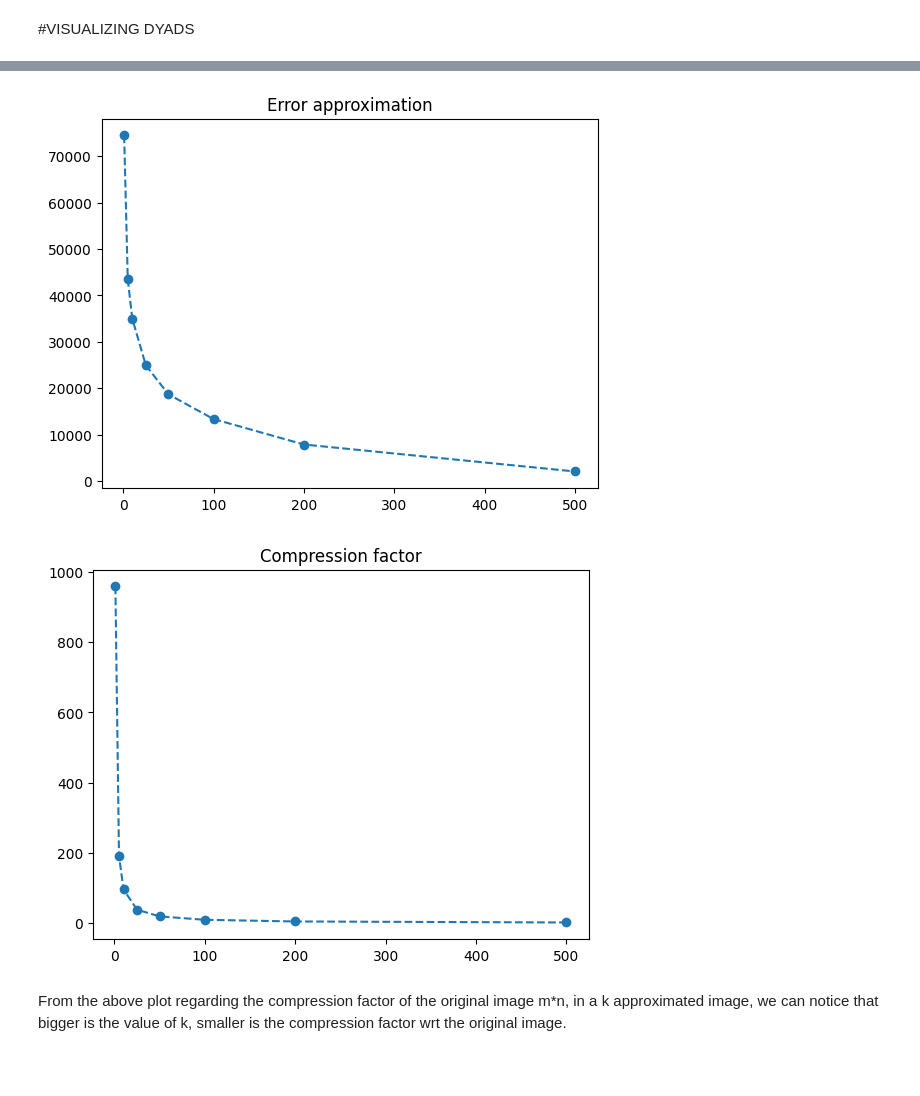
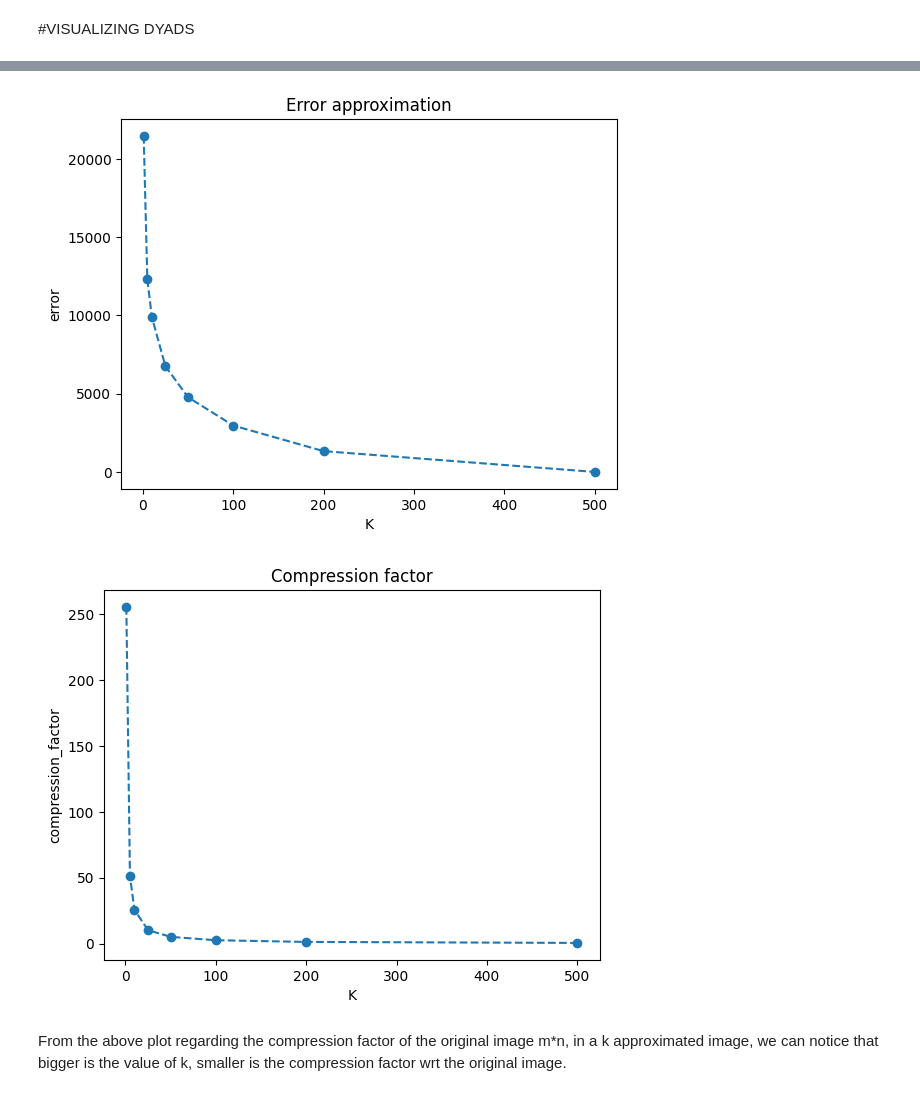
Before and after one commit to Gh5al/Statiscal-and-Mathematical-methods-for-AI, a Jupyter notebook: LAB/Homework2/homework2.ipynb, the cells around one changed output, grey strips where cells are left out. Cells and saved outputs as stored; diff of their text form; code cells hidden in the pictures; blank space fills up the shorter version.

```diff
--- a/LAB/Homework2/homework2.ipynb
+++ b/LAB/Homework2/homework2.ipynb
@@ -488,9 +468,9 @@ plt.show()
 # %%
 # Load the image from skimage.data
 from skimage import data
-
+import skimage
 # image of a eagle
-image = data.eagle()
+image = skimage.data.camera()
 
 # Visualize the image
 plt.imshow(image, cmap='gray')
@@ -553,4 +531,5 @@ for i,k in enumerate(K):
   #X = s[k]* np.dot(U[:,k].reshape(U.shape[0],1),VT[k,:].reshape(1,VT.shape[1]))
   print(f"k: {k}")
   plt.imshow(X, cmap='gray')
+  plt.title(f'K:{k}')
   plt.show()
@@ -584,6 +550,7 @@ for k in range(len(s)):
     error.append(np.linalg.norm(image-sum))
     compression_factor.append(cf)
     print(f"k: {k}")
+    plt.title(f'K:{k}')
     plt.imshow(sum, cmap='gray')
     plt.show()
 # %% [output]
@@ -602,19 +569,21 @@ k: 100
 ... (4 outputs left out)
 # %%
 #plot the approxiamation error for increasing values of k
-#kx = np.linspace(1,len(K),num=len(s))
-#xs = range(1,len(s)+1)
 plt.title("Error approximation")
 plt.plot(K, error, '--o')
+plt.xlabel('K')
+plt.ylabel('error')
 plt.show()
 # %% [output]
-[figure, old version]
+[figure, new version]
 # %%
 # cf formula (m*n)/(k*(1+m+n))
 plt.title("Compression factor")
 plt.plot(K, compression_factor, '--o')
+plt.xlabel('K')
+plt.ylabel('compression_factor')
 plt.show()
 # %% [output]
-[figure, old version]
+[figure, new version]
 # %% [markdown]
 From the above plot regarding the compression factor of the original image m*n, in a k approximated image, we can notice that bigger is the value of k, smaller is the compression factor wrt the original image.
```
Also changed, not shown: parts of 18 cells of this notebook.
